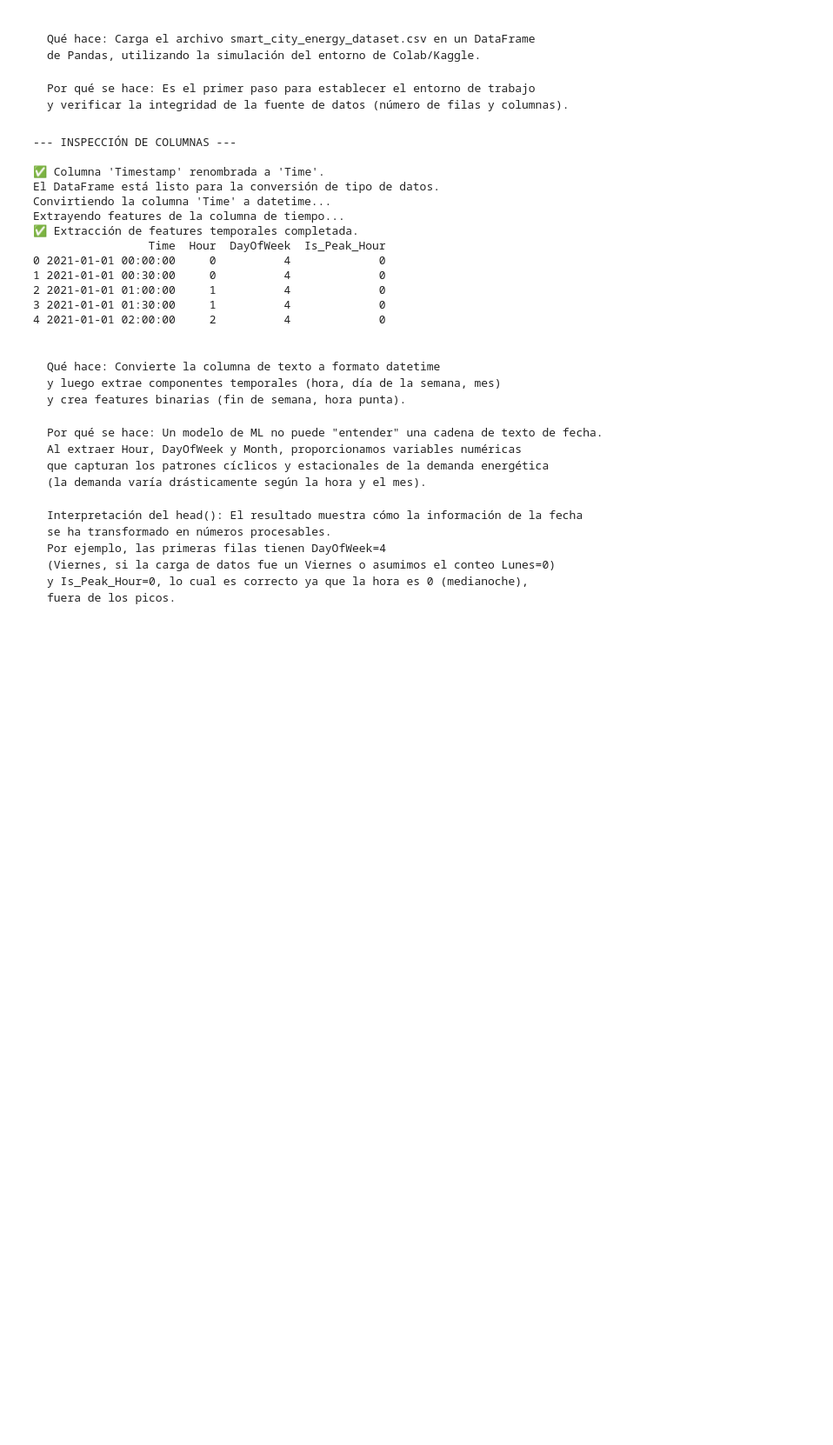
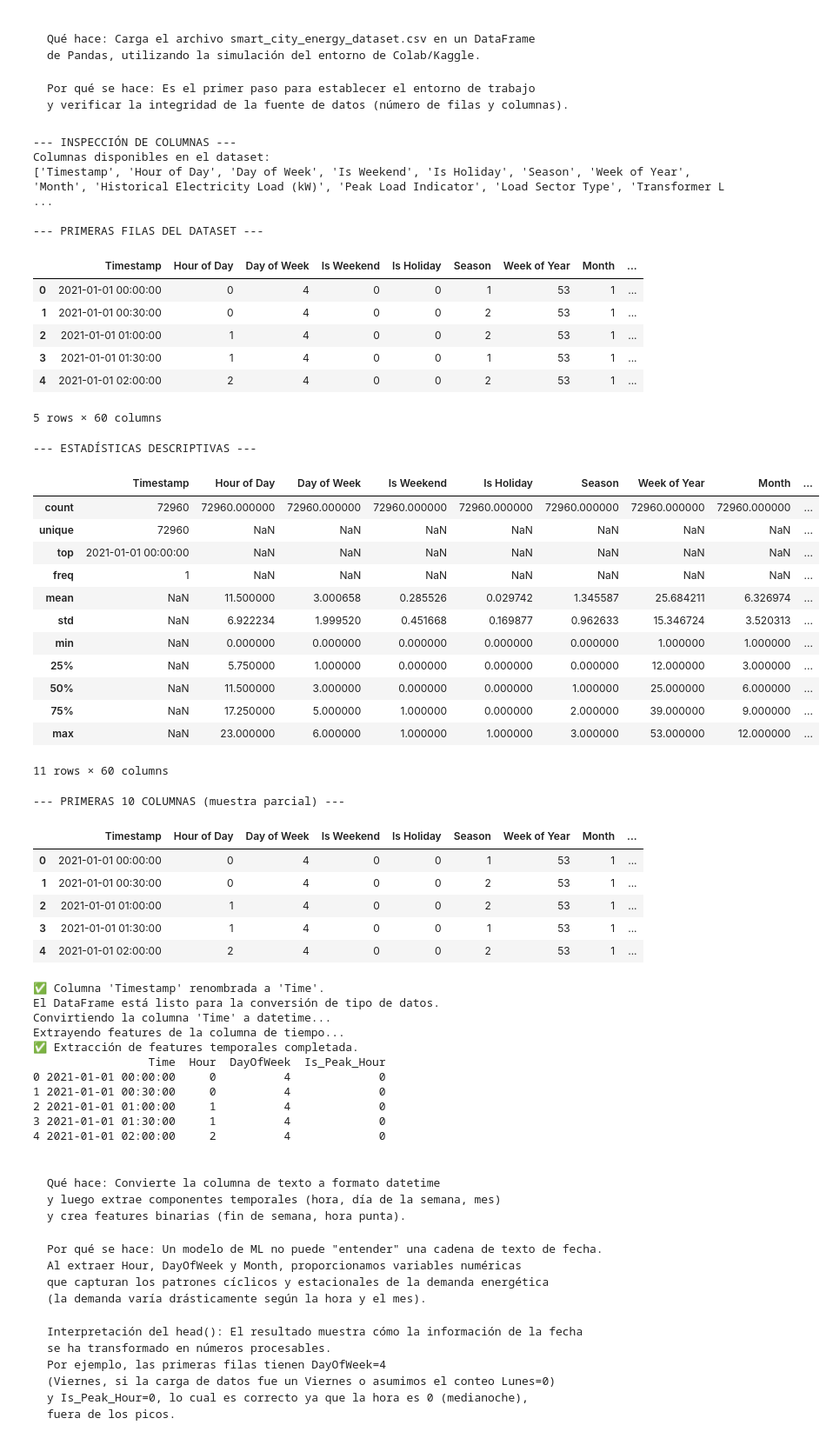
Before and after one commit to Bootcamp-IA-P5/F5ProjectVII_ModelosEnsemble, a Jupyter notebook: resources/notebooks/EDA_Dataset_VIIEnsembleSmartCities.ipynb, the cells around one changed output. Shown: that part at 87% size. Saved outputs shown, nothing was run; the diff lists cells and outputs as text; code cells hidden in the pictures; blank space fills up the shorter version.

```diff
--- a/resources/notebooks/EDA_Dataset_VIIEnsembleSmartCities.ipynb
+++ b/resources/notebooks/EDA_Dataset_VIIEnsembleSmartCities.ipynb
@@ -45,6 +44,21 @@ Filas: 72960, Columnas: 60
 # Celda 1.0: Inspección de Columnas y Renombrado (CORREGIDA)
 
 print("--- INSPECCIÓN DE COLUMNAS ---")
+print("Columnas disponibles en el dataset:")
+print(df.columns.tolist())
+
+# Análisis exploratorio inicial
+print("\n--- PRIMERAS FILAS DEL DATASET ---")
+display(df.head())
+
+print("\n--- ESTADÍSTICAS DESCRIPTIVAS ---")
+display(df.describe(include='all'))
+
+# Si el dataset es muy ancho, mostramos solo las primeras 10 columnas
+if len(df.columns) > 10:
+    print("\n--- PRIMERAS 10 COLUMNAS (muestra parcial) ---")
+    display(df[df.columns[:10]].head())
+
 # La lista de columnas ya fue proporcionada. Identificamos: 'Timestamp'
 
 # 🟢 CORRECCIÓN: Usamos 'Timestamp' como el nombre real.
@@ -75,44 +89,75 @@ TIME_COLUMN = 'Time' # Nombre estándar
 
 if TIME_COLUMN in df.columns:
     print(f"Convirtiendo la columna '{TIME_COLUMN}' a datetime...")
     df[TIME_COLUMN] = pd.to_datetime(df[TIME_COLUMN], errors='coerce')
 
     # Manejar posibles errores: eliminar filas donde la conversión a fecha falló
     df.dropna(subset=[TIME_COLUMN], inplace=True)
 
     # --- Extracción de Features Temporales ---
     print("Extrayendo features de la columna de tiempo...")
     df['Year'] = df[TIME_COLUMN].dt.year
     df['Month'] = df[TIME_COLUMN].dt.month
     df['Day'] = df[TIME_COLUMN].dt.day
     df['DayOfWeek'] = df[TIME_COLUMN].dt.dayofweek # Lunes=0, Domingo=6
     df['Hour'] = df[TIME_COLUMN].dt.hour
 
     # Features Categóricos/Binarios de Alto Impacto
     df['Is_Weekend'] = df['DayOfWeek'].apply(lambda x: 1 if x >= 5 else 0)
 
     # Hora punta (7-10 AM y 5-8 PM)
     df['Is_Peak_Hour'] = df['Hour'].apply(lambda x: 1 if (7 <= x <= 10) or (17 <= x <= 20) else 0)
 
     print("✅ Extracción de features temporales completada.")
     print(df[[TIME_COLUMN, 'Hour', 'DayOfWeek', 'Is_Peak_Hour']].head())
 
 else:
     print(f"❌ ERROR: La columna '{TIME_COLUMN}' no se encuentra. Algo falló en la Celda 1.0.")
 # %% [output]
 --- INSPECCIÓN DE COLUMNAS ---
+Columnas disponibles en el dataset:
+['Timestamp', 'Hour of Day', 'Day of Week', 'Is Weekend', 'Is Holiday', 'Season', 'Week of Year', 'Month', 'Historical Electricity Load (kW)', 'Peak Load Indicator', 'Load Sector Type', 'Transformer L ...
 
-✅ Columna 'Timestamp' renombrada a 'Time'.
-El DataFrame está listo para la conversión de tipo de datos.
-Convirtiendo la columna 'Time' a datetime...
-Extrayendo features de la columna de tiempo...
-✅ Extracción de features temporales completada.
-                 Time  Hour  DayOfWeek  Is_Peak_Hour
-0 2021-01-01 00:00:00     0          4             0
-1 2021-01-01 00:30:00     0          4             0
-2 2021-01-01 01:00:00     1          4             0
-3 2021-01-01 01:30:00     1          4             0
-4 2021-01-01 02:00:00     2          4             0
+--- PRIMERAS FILAS DEL DATASET ---
+|  | Timestamp | Hour of Day | Day of Week | Is Weekend | Is Holiday | Season | Week of Year | Month | ... |
+| 0 | 2021-01-01 00:00:00 | 0 | 4 | 0 | 0 | 1 | 53 | 1 | ... |
+| 1 | 2021-01-01 00:30:00 | 0 | 4 | 0 | 0 | 2 | 53 | 1 | ... |
+| 2 | 2021-01-01 01:00:00 | 1 | 4 | 0 | 0 | 2 | 53 | 1 | ... |
+| 3 | 2021-01-01 01:30:00 | 1 | 4 | 0 | 0 | 1 | 53 | 1 | ... |
+| 4 | 2021-01-01 02:00:00 | 2 | 4 | 0 | 0 | 2 | 53 | 1 | ... |
+5 rows × 60 columns
+--- ESTADÍSTICAS DESCRIPTIVAS ---
+|  | Timestamp | Hour of Day | Day of Week | Is Weekend | Is Holiday | Season | Week of Year | Month | ... |
+| count | 72960 | 72960.000000 | 72960.000000 | 72960.000000 | 72960.000000 | 72960.000000 | 72960.000000 | 72960.000000 | ... |
+| unique | 72960 | NaN | NaN | NaN | NaN | NaN | NaN | NaN | ... |
+| top | 2021-01-01 00:00:00 | NaN | NaN | NaN | NaN | NaN | NaN | NaN | ... |
+| freq | 1 | NaN | NaN | NaN | NaN | NaN | NaN | NaN | ... |
+| mean | NaN | 11.500000 | 3.000658 | 0.285526 | 0.029742 | 1.345587 | 25.684211 | 6.326974 | ... |
+| std | NaN | 6.922234 | 1.999520 | 0.451668 | 0.169877 | 0.962633 | 15.346724 | 3.520313 | ... |
+| min | NaN | 0.000000 | 0.000000 | 0.000000 | 0.000000 | 0.000000 | 1.000000 | 1.000000 | ... |
+| 25% | NaN | 5.750000 | 1.000000 | 0.000000 | 0.000000 | 0.000000 | 12.000000 | 3.000000 | ... |
+| 50% | NaN | 11.500000 | 3.000000 | 0.000000 | 0.000000 | 1.000000 | 25.000000 | 6.000000 | ... |
+| 75% | NaN | 17.250000 | 5.000000 | 1.000000 | 0.000000 | 2.000000 | 39.000000 | 9.000000 | ... |
+| max | NaN | 23.000000 | 6.000000 | 1.000000 | 1.000000 | 3.000000 | 53.000000 | 12.000000 | ... |
+11 rows × 60 columns
+--- PRIMERAS 10 COLUMNAS (muestra parcial) ---
+|  | Timestamp | Hour of Day | Day of Week | Is Weekend | Is Holiday | Season | Week of Year | Month | ... |
+| 0 | 2021-01-01 00:00:00 | 0 | 4 | 0 | 0 | 1 | 53 | 1 | ... |
+| 1 | 2021-01-01 00:30:00 | 0 | 4 | 0 | 0 | 2 | 53 | 1 | ... |
+| 2 | 2021-01-01 01:00:00 | 1 | 4 | 0 | 0 | 2 | 53 | 1 | ... |
+| 3 | 2021-01-01 01:30:00 | 1 | 4 | 0 | 0 | 1 | 53 | 1 | ... |
+| 4 | 2021-01-01 02:00:00 | 2 | 4 | 0 | 0 | 2 | 53 | 1 | ... |
+✅ Columna 'Timestamp' renombrada a 'Time'.
+El DataFrame está listo para la conversión de tipo de datos.
+Convirtiendo la columna 'Time' a datetime...
+Extrayendo features de la columna de tiempo...
+✅ Extracción de features temporales completada.
+                 Time  Hour  DayOfWeek  Is_Peak_Hour
+0 2021-01-01 00:00:00     0          4             0
+1 2021-01-01 00:30:00     0          4             0
+2 2021-01-01 01:00:00     1          4             0
+3 2021-01-01 01:30:00     1          4             0
+4 2021-01-01 02:00:00     2          4             0
 # %% [markdown]
 
 >
```
Also changed, not shown: parts of 5 cells of this notebook, 22 other files.
